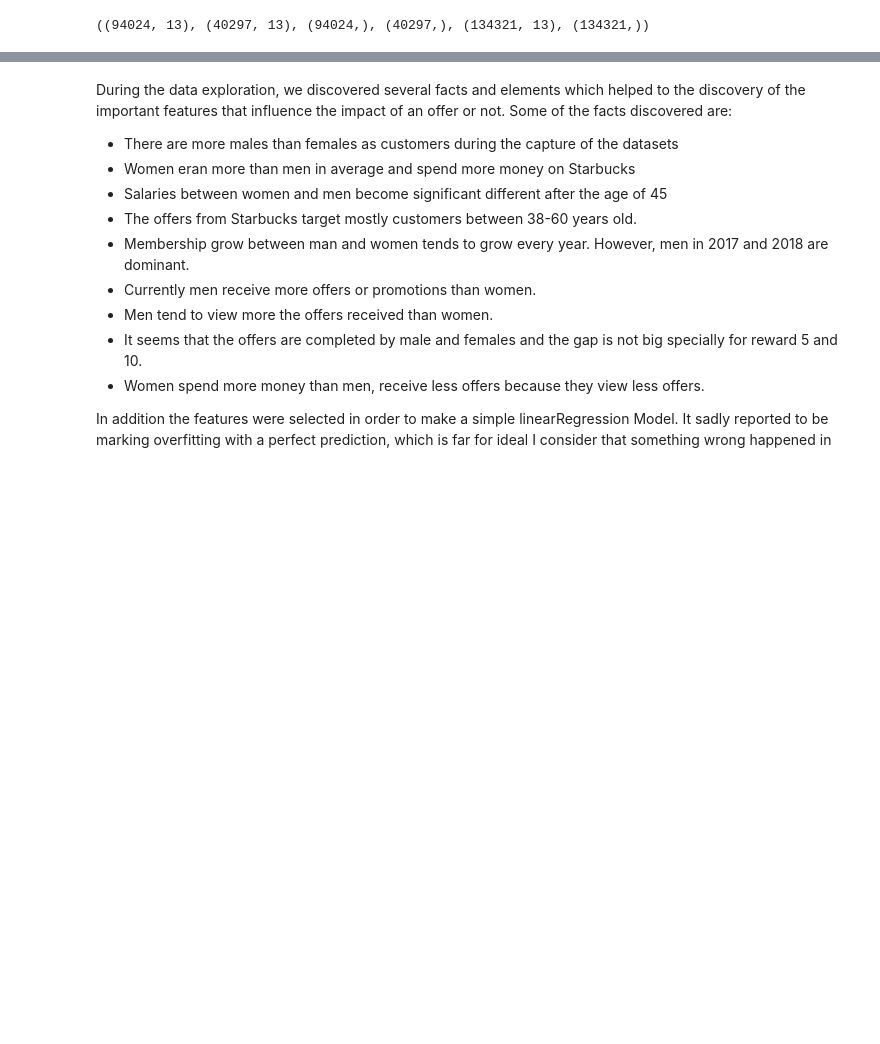
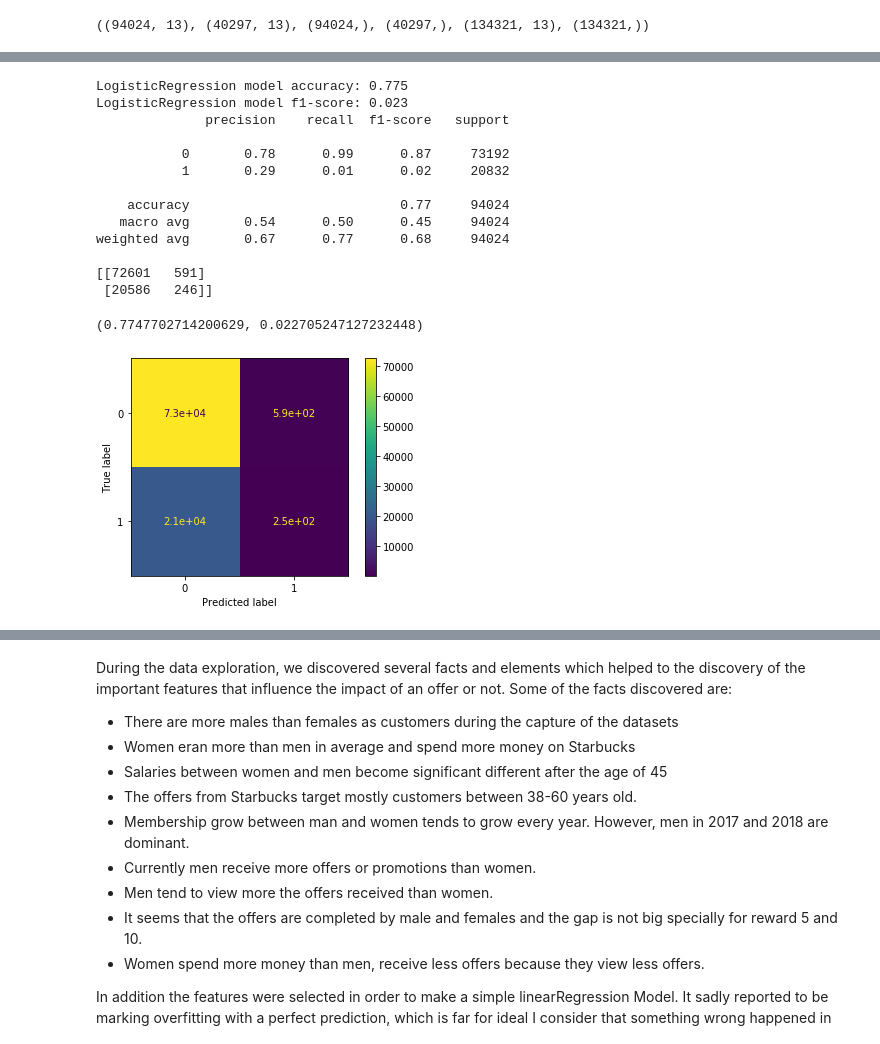
Before and after one commit to jose0628/Starbucks-Capstone-Challenge, a Jupyter notebook: Starbucks_Capstone_notebook.ipynb, the cells around one changed output, grey strips where cells are left out. Cells and saved outputs as stored; diff of their text form; code cells hidden in the pictures; blank space fills up the shorter version.

Commit message:
two models

```diff
--- a/Starbucks_Capstone_notebook.ipynb
+++ b/Starbucks_Capstone_notebook.ipynb
@@ -844,0 +946,4 @@ coef_df.head(20)
+# %%
+data = dataset.copy()
+# Preparing the data
+lor_features = data.drop(['offer_completed'], axis=1)
@@ -844,0 +998,52 @@ coef_df.head(20)
+# %%
+def evaluate_model_performance(clf,
+                               X_train,
+                               y_train):
+    """ Prints a model's accuracy and F1-score
+
+    INPUT:
+        clf: Model object
+
+        X_train: Training data matrix
+
+        y_train: Expected model output vector
+
+    OUTPUT:
+        clf_accuracy: Model accuracy
+
+        clf_f1_score: Model F1-score"""
+    class_name = re.sub("[<>']", '', str(clf.__class__))
+    class_name = class_name.split(' ')[1]
+    class_name = class_name.split('.')[-1]
+
+    y_pred_rf = clf.predict(X_train)
+
+    clf_accuracy = accuracy_score(y_train, y_pred_rf)
+    clf_f1_score = f1_score(y_train, y_pred_rf)
+
+    print("%s model accuracy: %.3f" % (class_name, clf_accuracy))
+    print("%s model f1-score: %.3f" % (class_name, clf_f1_score))
+    print(classification_report(y_train, y_pred_rf))
+    print(confusion_matrix(y_train, y_pred_rf))
+    plot_confusion_matrix(clf, X_train, y_train)
+
+    return clf_accuracy, clf_f1_score
+# %%
+# evaluate logistic regression model's performance
+evaluate_model_performance(lr_random.best_estimator_, X_train_lor, y_train_lor)
+# %% [output]
+LogisticRegression model accuracy: 0.775
+LogisticRegression model f1-score: 0.023
+              precision    recall  f1-score   support
+
+           0       0.78      0.99      0.87     73192
+           1       0.29      0.01      0.02     20832
+
+    accuracy                           0.77     94024
+   macro avg       0.54      0.50      0.45     94024
+weighted avg       0.67      0.77      0.68     94024
+
+[[72601   591]
+ [20586   246]]
+(0.7747702714200629, 0.022705247127232448)
+[figure, added]
```
Also changed, not shown: parts of 45 cells of this notebook, 1 other file.
